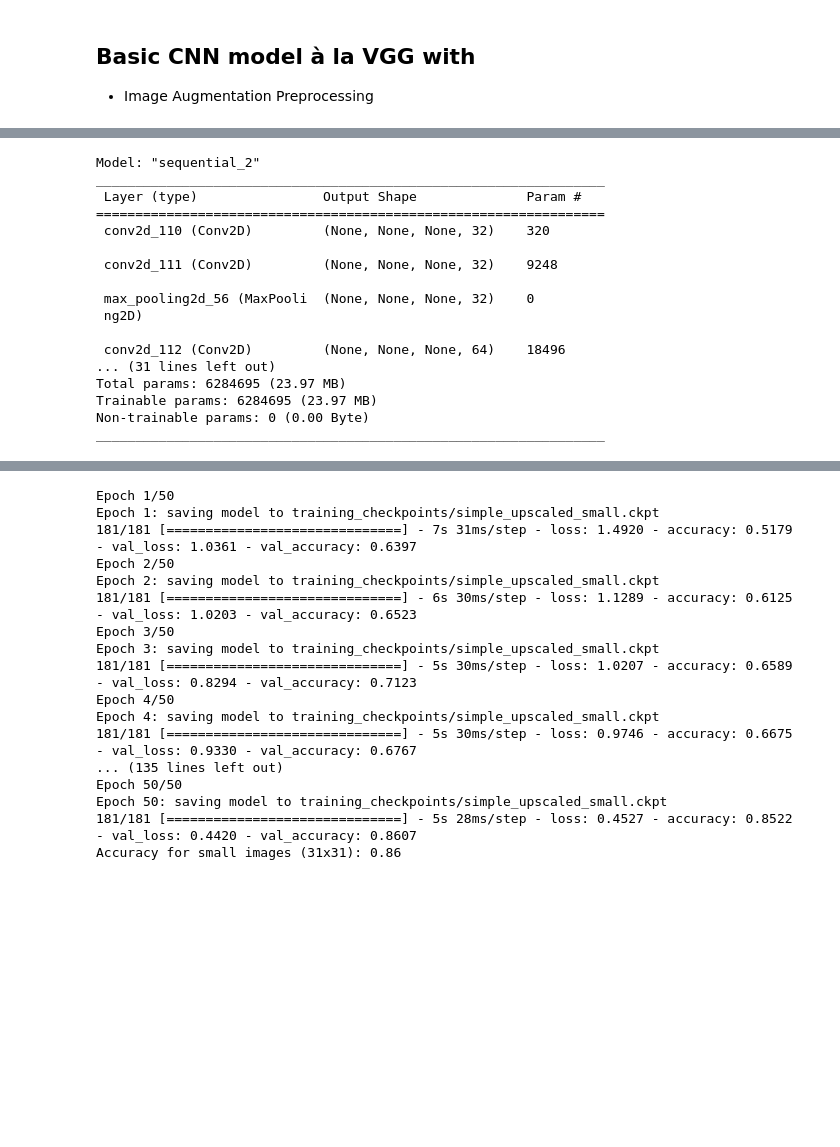
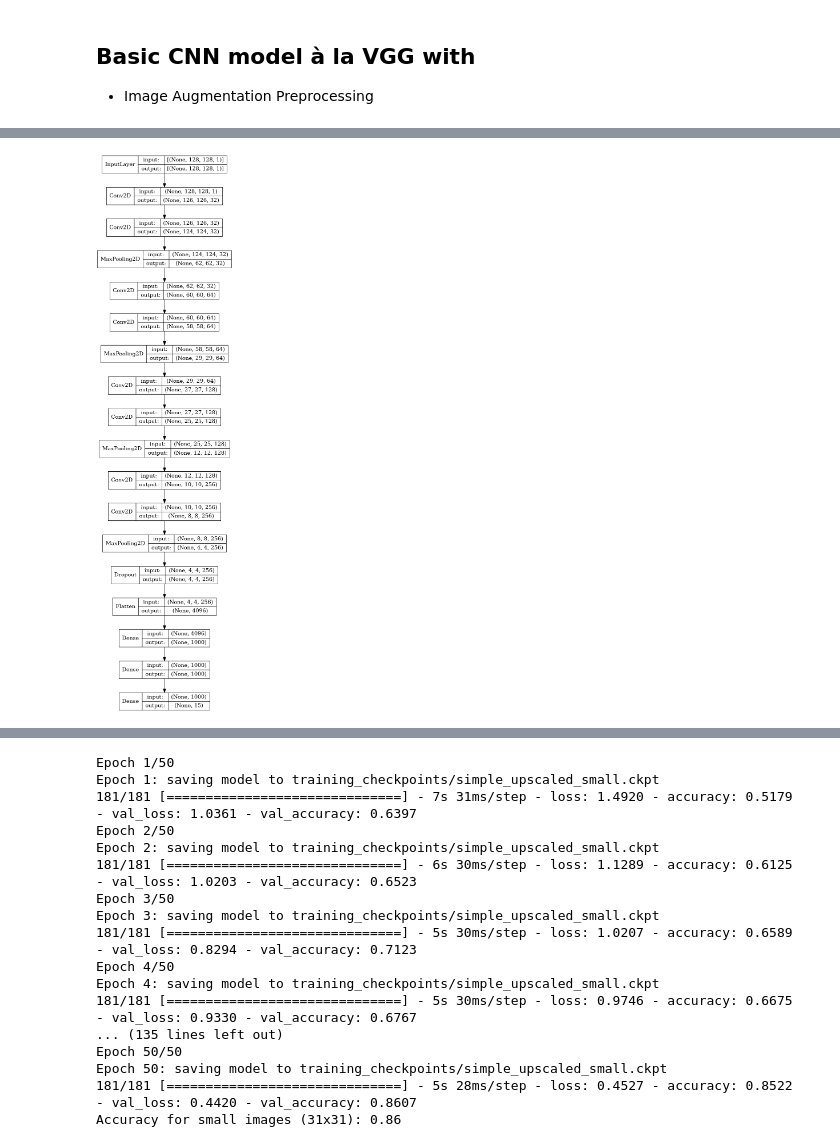
Before and after one commit to glennwuwu/vegetable-image-classification-cnn, a Jupyter notebook: CNN.ipynb, the cells around one changed output, grey strips where cells are left out. Saved outputs shown, nothing was run; the diff lists cells and outputs as text; code cells hidden in the pictures; blank space fills up the shorter version.

```diff
--- a/CNN.ipynb
+++ b/CNN.ipynb
@@ -337,21 +357,5 @@ KeyboardInterrupt:
 # %%
-model_large.summary()
+plot_model(model_large, to_file='images/models/simple_CNN_large_images.png', show_shapes=True, show_layer_names=False)
 # %% [output]
-Model: "sequential_2"
-_________________________________________________________________
- Layer (type)                Output Shape              Param #
-=================================================================
- conv2d_110 (Conv2D)         (None, None, None, 32)    320
-
- conv2d_111 (Conv2D)         (None, None, None, 32)    9248
-
- max_pooling2d_56 (MaxPooli  (None, None, None, 32)    0
- ng2D)
-
- conv2d_112 (Conv2D)         (None, None, None, 64)    18496
-... (31 lines left out)
-Total params: 6284695 (23.97 MB)
-Trainable params: 6284695 (23.97 MB)
-Non-trainable params: 0 (0.00 Byte)
-_________________________________________________________________
+[figure, added]
 # %%
```
Also changed, not shown: parts of 21 cells of this notebook, 4 other files.
